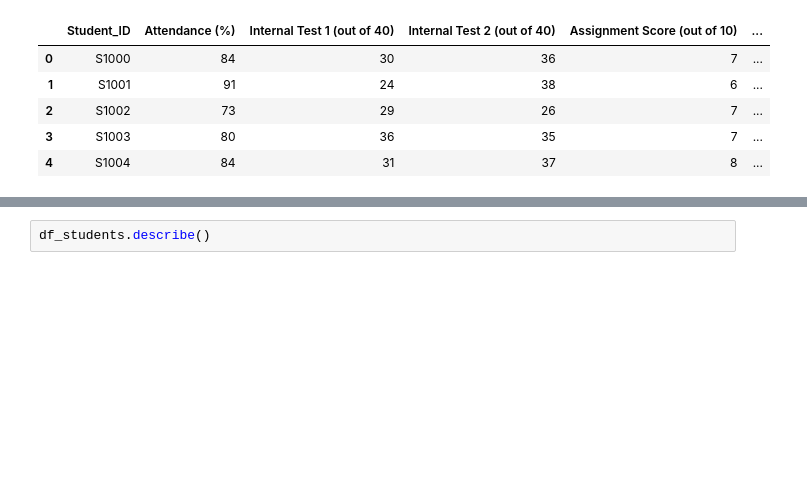
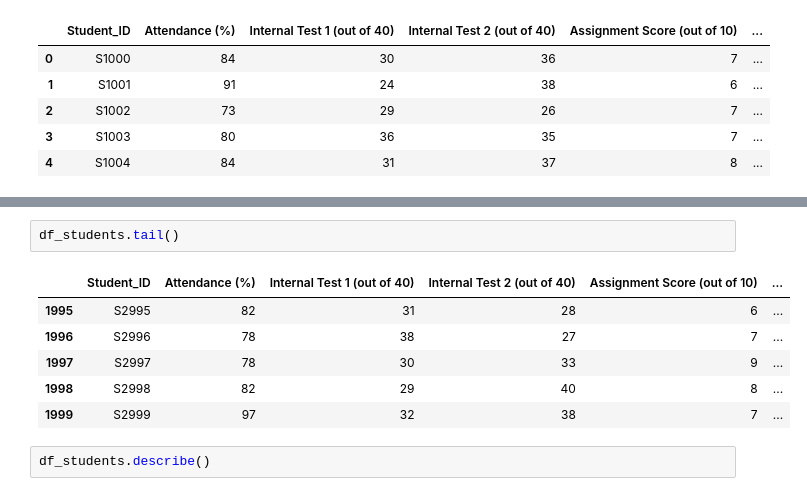
Before and after one commit to rafiramdhani12/data-sains, a Jupyter notebook: projek_data_sains.ipynb, the cells around one changed output, grey strips where cells are left out. Drawn from its saved outputs; the diff is of its cells as text; blank space fills up the shorter version.

```diff
--- a/projek_data_sains.ipynb
+++ b/projek_data_sains.ipynb
@@ -36,3 +47,12 @@ df_students.head()
+# %%
+df_students.tail()
+# %% [output]
+|  | Student_ID | Attendance (%) | Internal Test 1 (out of 40) | Internal Test 2 (out of 40) | Assignment Score (out of 10) | ... |
+| 1995 | S2995 | 82 | 31 | 28 | 6 | ... |
+| 1996 | S2996 | 78 | 38 | 27 | 7 | ... |
+| 1997 | S2997 | 78 | 30 | 33 | 9 | ... |
+| 1998 | S2998 | 82 | 29 | 40 | 8 | ... |
+| 1999 | S2999 | 97 | 32 | 38 | 7 | ... |
 # %%
 df_students.describe()
 # %% [output]
```
Also changed, not shown: parts of 17 cells of this notebook.
